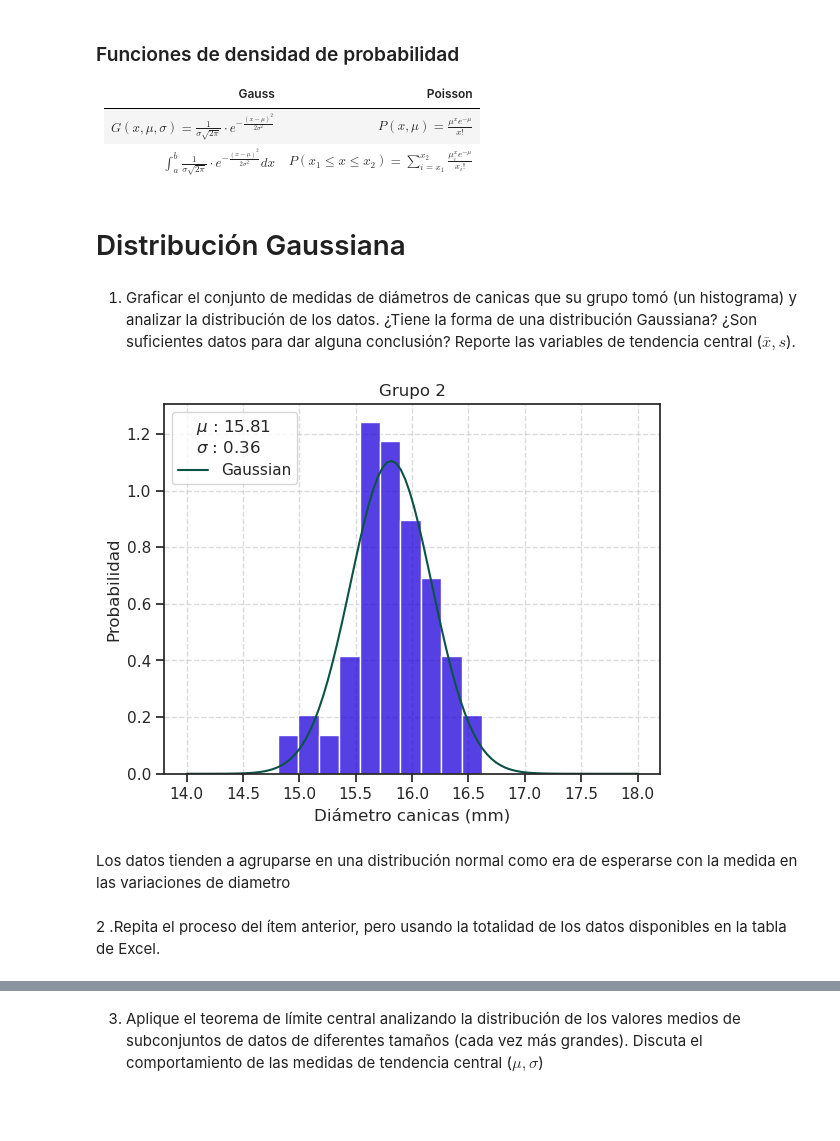
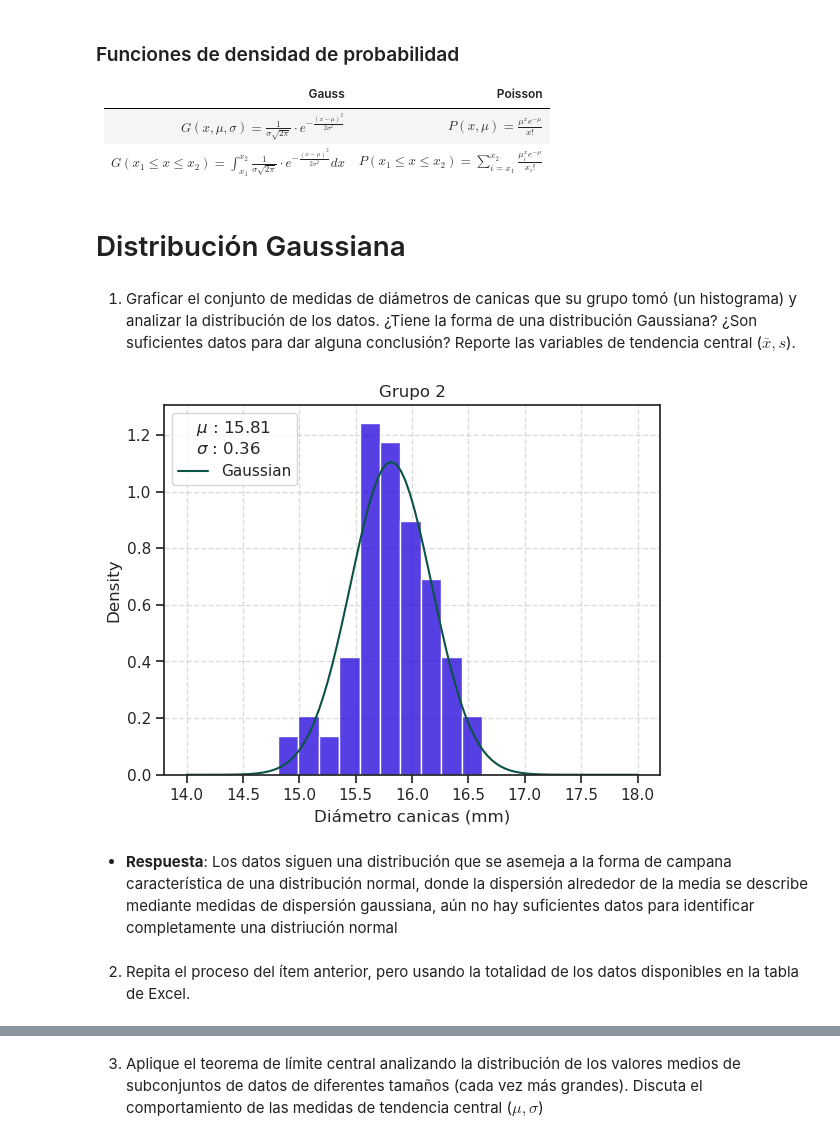
Before and after one commit to JD314/fisica_experimental, a Jupyter notebook: notebooks/0.1-Distribuciones.ipynb, the cells around one changed output, grey strips where cells are left out. Drawn from its saved outputs; the diff is of its cells as text; code cells hidden in the pictures; blank space fills up the shorter version.

```diff
--- a/notebooks/0.1-Distribuciones.ipynb
+++ b/notebooks/0.1-Distribuciones.ipynb
@@ -31,47 +36,82 @@ conteo.Conteo_g3 = conteo.Conteo_g3.astype('Int64')
 | Gauss | Poisson |
 | --------- | -------------------- |
 | $G(x, \mu, \sigma) = \frac{1}{\sigma \sqrt{2\pi}}  \cdot e ^ {- \frac{(x-\mu)^2}{2\sigma^2}}  $|  $P(x, \mu) = \frac{\mu^x e^{-\mu}}{x!}$  |
-| $\displaystyle\int_{a}^{b}  \frac{1}{\sigma \sqrt{2\pi}}  \cdot e ^ {- \frac{(x-\mu)^2}{2\sigma^2} } dx$  | $P(x_1 \leq x \leq x_2 ) = \displaystyle\sum_{i=x_1}^{x_2} \frac{\mu^x_i e^{-\mu}}{x_i!}$  |
+| $G(x_1 \leq x \leq x_2) = \displaystyle\int_{x_1}^{x_2}  \frac{1}{\sigma \sqrt{2\pi}}  \cdot e ^ {- \frac{(x-\mu)^2}{2\sigma^2} } dx$  | $P(x_1 \leq x \leq x_2 ) = \displaystyle\sum_{i=x_1}^{x_2} \frac{\mu^x_i e^{-\mu}}{x_i!}$  |
+# %%
+def normal_distribucion(x,  sigma,  mu):
+    """This function describes how the data are distributed in a population that follows a normal distribution. The Gaussian probability density function.
+
+    -- Parameters: --
+
+    x : The random variable whose distribution we want to describe.
+
+    simga:  standard deviation, a measure of the dispersion of the data around the mean.
+
+    mu:  mean of the distribution, which indicates the central value of the bell
+
+    return: probability of x
+
+    """
+
+    normal = ( 1 / ( np.sqrt( 2 * np.pi * sigma**2) ) ) * np.exp( -( (0.5)*( x - mu)**2 ) /  ( sigma ** 2))
+
+    return normal
+
+
+def poisson_distribucion(x, mu):
+    """Discrete probability distribution function for modeling the number of rare events that occur in a time interval
+
+    -- Parameters: --
+
+    x : The random variable whose distribution we want to describe.
+
+    mu:  mean of the distribution
+
+    """
+    poisson = ( ( (mu ** x )* np.exp(-mu) ) / ( factorial(x) ) )
+
+    return poisson
 # %% [markdown]
-<h1>Distribución Gaussiana</h1>
+#  Distribución Gaussiana
 # %% [markdown]
 1. Graficar el conjunto de medidas de diámetros de canicas que su grupo tomó (un histograma) y analizar la
 distribución de los datos. ¿Tiene la forma de una distribución Gaussiana? ¿Son suficientes datos para dar alguna
 conclusión? Reporte las variables de tendencia central ($\bar x, s$).
 # %%
 def distribucion(df=diametros, columna='diametros_g1', normal=False, color='#1d00dc', title='', gcolor="#0B5345"):
-    """función para graficar un histograma
-    de los datos de las canicas"""
+    """función para graficar un histograma de los datos de las canicas"""
+
     sns.set(style="ticks")
     sns.histplot(data=df, x=f'{columna}', stat='density', color=color)
     plt.title(title)
     plt.xlabel('Diámetro canicas (mm)')
-    plt.ylabel('Probabilidad')
+    #plt.ylabel('Probabilidad')
 
     # Medidas de tendencia central
     media = df[columna].mean()
     std = df[columna].std()
 
     plt.grid(True, linestyle='--', alpha=0.7)
 
     if normal == True:
+        # -- Graficar campana de Gauss --
         rango = np.linspace(14, 18, 100)
-        normal_ = norm.pdf(rango, media, std)
+        normal_ = normal_distribucion(rango, std, media)
         sns.lineplot(x=rango, y=normal_, label='Gaussian', color=gcolor)
 
     # -- Mostrar media y desviacion estandar --
     legend_text = f'$\mu$ : {media :.2f} \n$\sigma $ : {std :.2f}'
     plt.legend(loc='upper left', title=legend_text)
 
 # Grupo 2
 distribucion(columna='Diametro_g2', normal=True, title='Grupo 2')
 plt.show()
 # %% [output]
-[figure, old version]
+[figure, new version]
-# %% [markdown]
-Los datos tienden a agruparse en una distribución normal como era de esperarse con la medida en las variaciones de diametro
+# %% [markdown]
+- **Respuesta**:  Los datos siguen una distribución que se asemeja a la forma de campana característica de una distribución normal, donde la dispersión alrededor de la media se describe mediante medidas de dispersión gaussiana, aún no hay suficientes datos para identificar completamente una distriución normal
 # %% [markdown]
-2 .Repita el proceso del ítem anterior, pero usando la totalidad de los datos disponibles en la tabla de Excel.
+2. Repita el proceso del ítem anterior, pero usando la totalidad de los datos disponibles en la tabla de Excel.
 # %%
 plt.figure(figsize=(10,7))
 
```
Also changed, not shown: parts of 32 cells of this notebook.
